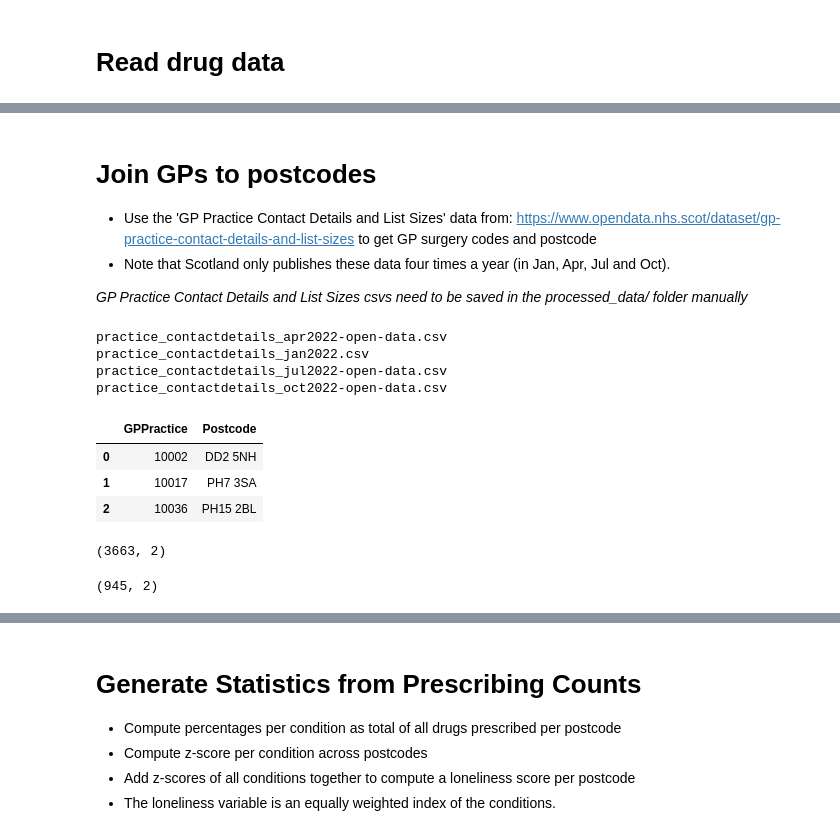
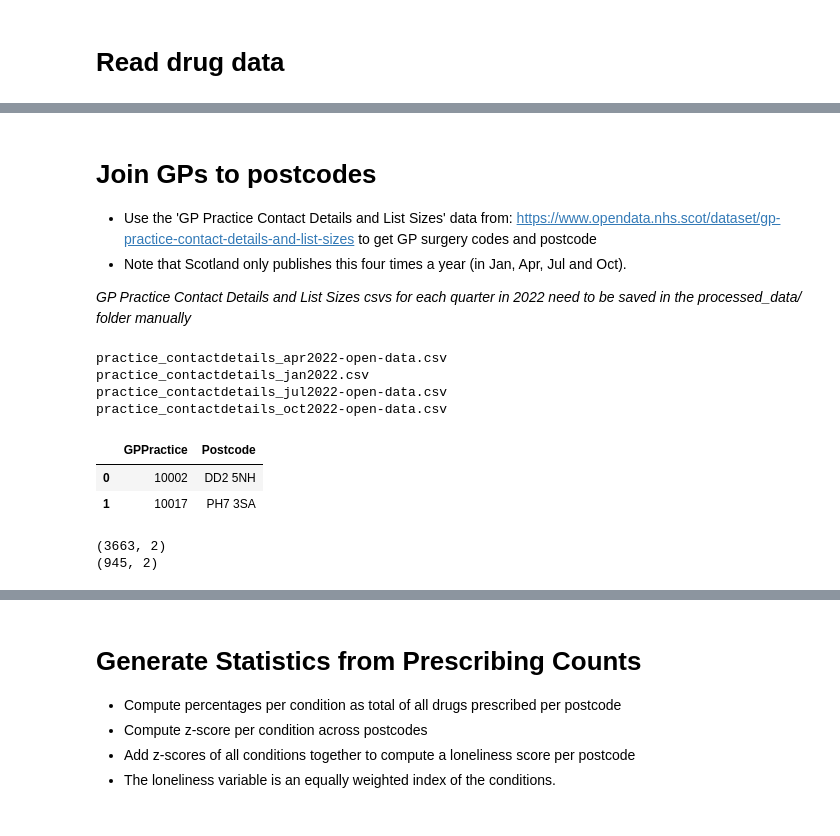
Before and after one commit to humaniverse/loneliness, a Jupyter notebook: inst/python/notebooks/clinical-scotland-2022.ipynb, the cells around one changed output, grey strips where cells are left out. Cells and saved outputs as stored; diff of their text form; code cells hidden in the pictures.

```diff
--- a/inst/python/notebooks/clinical-scotland-2022.ipynb
+++ b/inst/python/notebooks/clinical-scotland-2022.ipynb
@@ -44,13 +44,13 @@ def code_loneliness(x):
     return out.multiply(x[col_items], axis=0)
 # %%
 # Iterate over Prescription in the Community files, call code_loneliness() to count prescriptions
-# to output a df that is grouped by GP practice
+# Outputs a df that is grouped by GP practice
 
 monthly_data = []
 
 for file in os.listdir(path + "prescriptions_scotland"):
     # Open prescribing files
-    prescribe = pd.read_csv(path + "prescriptions_scotland\\" + file)
+    prescribe = pd.read_csv(path + "prescriptions_scotland/" + file)
     prescribe.columns = prescribe.columns.str.strip()
     prescribe = prescribe[["GPPractice", col_bnfname, col_items]]
     print(f" Proccessing {file}")
@@ -87,7 +123,7 @@ data.to_csv(path + "processed_data.csv")
 # Join GPs to postcodes
 
 - Use the 'GP Practice Contact Details and List Sizes' data from: https://www.opendata.nhs.scot/dataset/gp-practice-contact-details-and-list-sizes to get GP surgery codes and postcode
-- Note that Scotland only publishes these data four times a year (in Jan, Apr, Jul and Oct).
+- Note that Scotland only publishes this four times a year (in Jan, Apr, Jul and Oct).
 
-*GP Practice Contact Details and List Sizes csvs need to be saved in the processed_data/ folder manually*
+*GP Practice Contact Details and List Sizes csvs for each quarter in 2022 need to be saved in the processed_data/ folder manually*
 # %%
@@ -109,22 +145,18 @@ practice_contactdetails_jan2022.csv
 practice_contactdetails_jul2022-open-data.csv
 practice_contactdetails_oct2022-open-data.csv
 # %%
-# concatenate all the gp data together
-gp_data = pd.concat(gp_combine, ignore_index = True)
+gp_postcodes = pd.concat(gp_combine, ignore_index = True)
 # %%
-gp_data.head(3)
+gp_postcodes.head(2)
 # %% [output]
 |  | GPPractice | Postcode |
 | 0 | 10002 | DD2 5NH |
 | 1 | 10017 | PH7 3SA |
-| 2 | 10036 | PH15 2BL |
-# %%
-gp_data.shape
-# %% [output]
-(3663, 2)
 # %%
-# drop duplicates as contact details will be repeated across quarters
-gp_data.drop_duplicates(inplace = True)
-gp_data.shape
+# Drop duplicates as contact details will be repeated across quarters
+print(gp_postcodes.shape)
+gp_postcodes.drop_duplicates(inplace = True)
+print(gp_postcodes.shape)
 # %% [output]
+(3663, 2)
 (945, 2)
```
Also changed, not shown: parts of 49 cells of this notebook, 1 other file.
